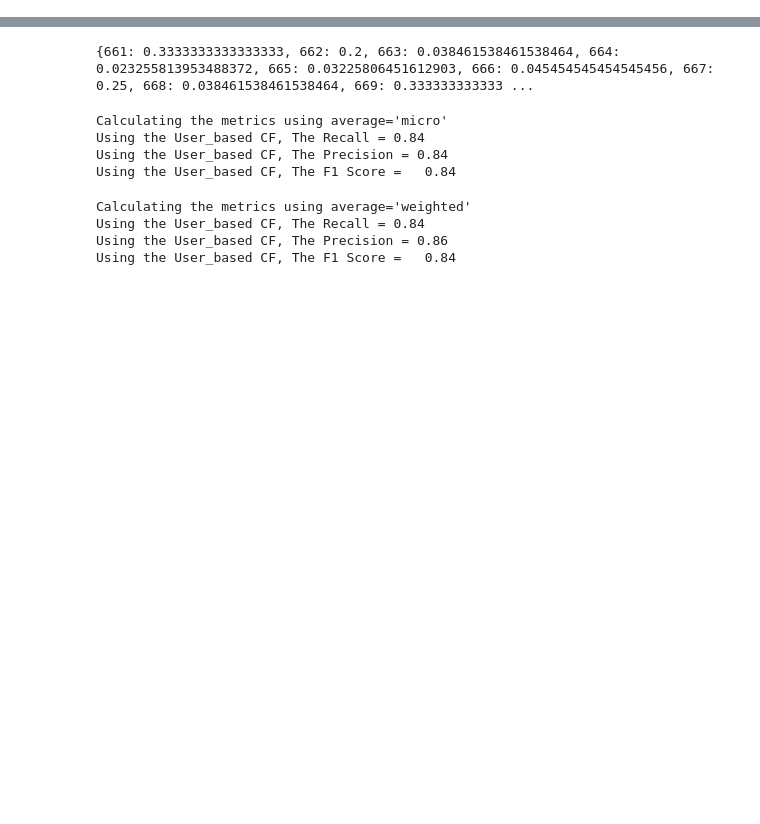
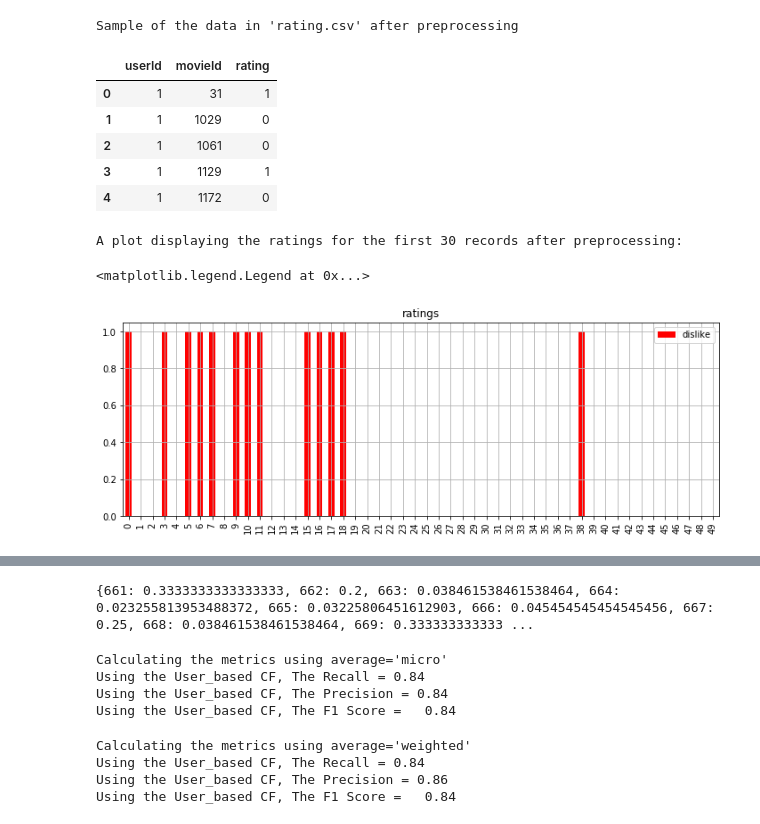
Before and after one commit to AmanyAbdelhalim/Movie-Recommendation-system, a Jupyter notebook: movierecommender.ipynb, the cells around one changed output, grey strips where cells are left out. Cells and saved outputs as stored; diff of their text form; code cells hidden in the pictures; blank space fills up the shorter version.

```diff
--- a/movierecommender.ipynb
+++ b/movierecommender.ipynb
@@ -846,0 +101,19 @@ for i in tqdm(range(0,len(users))):
+# %%
+# Showing an example of records in 'rating.csv' after preprocessing was applied
+print ("\nSample of the data in 'rating.csv' after preprocessing")
+display (ratingdata.head())
+print ("\nA plot displaying the ratings for the first 30 records after preprocessing: ")
+fig, ax = subplots()
+ratingdata['rating'].head(50).plot(x="record",y="rating",figsize=(12, 4),kind='bar',ax=ax,title="ratings", legend=True,grid=True,color=np.where(ratingdata["rating"]>=3, '#1f77b4', 'r'))
+ax.legend(["dislike"])
+# %% [output]
+Sample of the data in 'rating.csv' after preprocessing
+|  | userId | movieId | rating |
+| 0 | 1 | 31 | 1 |
+| 1 | 1 | 1029 | 0 |
+| 2 | 1 | 1061 | 0 |
+| 3 | 1 | 1129 | 1 |
+| 4 | 1 | 1172 | 0 |
+A plot displaying the ratings for the first 30 records after preprocessing:
+<matplotlib.legend.Legend at 0x...>
+[figure, added]
```
Also changed, not shown: parts of 58 cells of this notebook.
